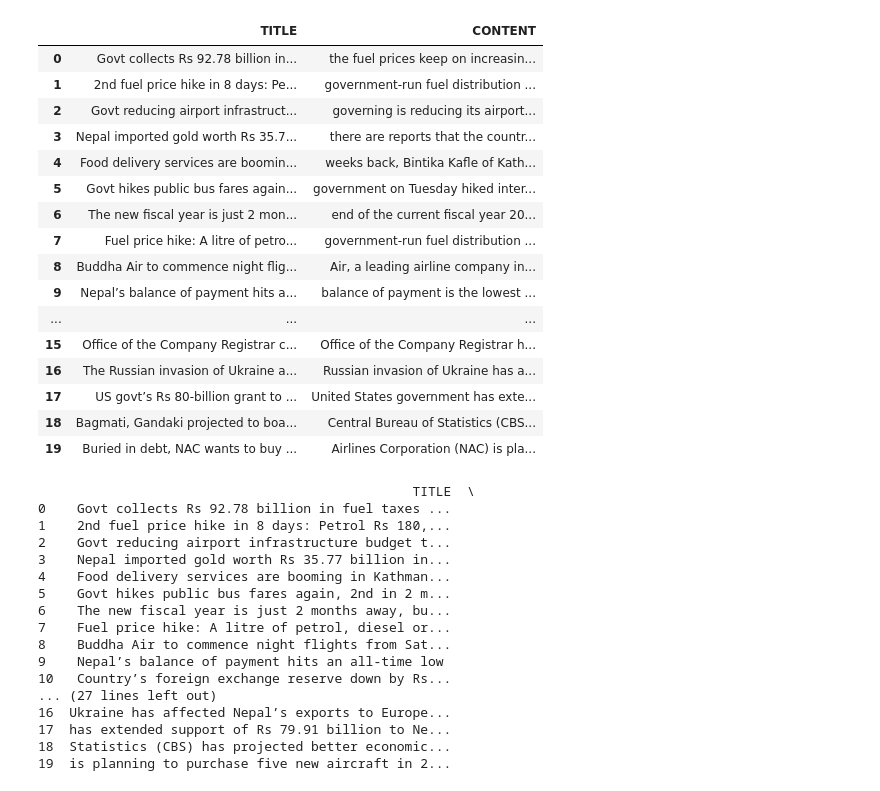
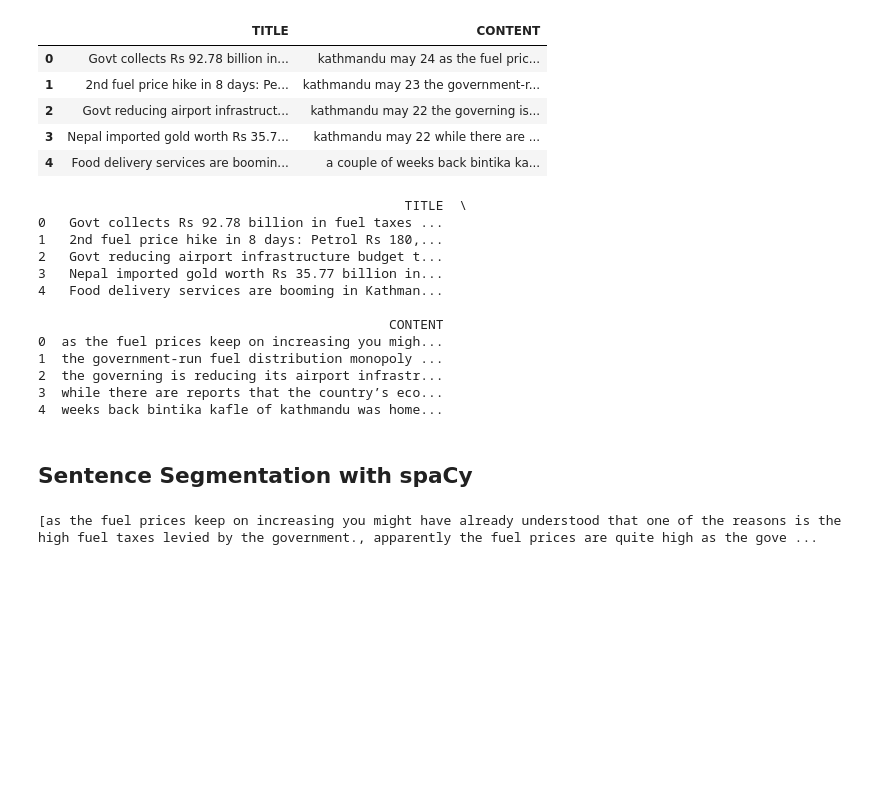
Before and after one commit to Supriya090/Knowledge-Graph-Task, a Jupyter notebook: KnowledgeGraphTask.ipynb, the cells around one changed output. Drawn from its saved outputs; the diff is of its cells as text; code cells hidden in the pictures; blank space fills up the shorter version.

```diff
--- a/KnowledgeGraphTask.ipynb
+++ b/KnowledgeGraphTask.ipynb
@@ -87,44 +70,35 @@ news_info.head()
 # %%
 #replacing the newline as blank space
 news_info = news_info.replace(r'\n',' ', regex=True)
-news_info
+#changing content column to lowercase
+news_info['CONTENT'] = news_info['CONTENT'].str.lower()
+#removing commas from content column
+news_info['CONTENT'] = news_info['CONTENT'].str.replace(',','')
+news_info.head()
 # %% [output]
 |  | TITLE | CONTENT |
-| 0 | Govt collects Rs 92.78 billion in... | the fuel prices keep on increasin... |
-| 1 | 2nd fuel price hike in 8 days: Pe... | government-run fuel distribution ... |
-| 2 | Govt reducing airport infrastruct... | governing is reducing its airport... |
-| 3 | Nepal imported gold worth Rs 35.7... | there are reports that the countr... |
-| 4 | Food delivery services are boomin... | weeks back, Bintika Kafle of Kath... |
-| 5 | Govt hikes public bus fares again... | government on Tuesday hiked inter... |
-| 6 | The new fiscal year is just 2 mon... | end of the current fiscal year 20... |
-| 7 | Fuel price hike: A litre of petro... | government-run fuel distribution ... |
-| 8 | Buddha Air to commence night flig... | Air, a leading airline company in... |
-| 9 | Nepal’s balance of payment hits a... | balance of payment is the lowest ... |
-| ... | ... | ... |
-| 15 | Office of the Company Registrar c... | Office of the Company Registrar h... |
-| 16 | The Russian invasion of Ukraine a... | Russian invasion of Ukraine has a... |
-| 17 | US govt’s Rs 80-billion grant to ... | United States government has exte... |
-| 18 | Bagmati, Gandaki projected to boa... | Central Bureau of Statistics (CBS... |
-| 19 | Buried in debt, NAC wants to buy ... | Airlines Corporation (NAC) is pla... |
+| 0 | Govt collects Rs 92.78 billion in... | kathmandu may 24 as the fuel pric... |
+| 1 | 2nd fuel price hike in 8 days: Pe... | kathmandu may 23 the government-r... |
+| 2 | Govt reducing airport infrastruct... | kathmandu may 22 the governing is... |
+| 3 | Nepal imported gold worth Rs 35.7... | kathmandu may 22 while there are ... |
+| 4 | Food delivery services are boomin... | a couple of weeks back bintika ka... |
 # %%
 #removing the date and place of report
 news_info["CONTENT"] = news_info["CONTENT"].str.split().str[3:].str.join(sep=" ")
-print(news_info)
+print(news_info.head())
 # %% [output]
-                                                TITLE  \
-0    Govt collects Rs 92.78 billion in fuel taxes ...
-1    2nd fuel price hike in 8 days: Petrol Rs 180,...
-2    Govt reducing airport infrastructure budget t...
-3    Nepal imported gold worth Rs 35.77 billion in...
-4    Food delivery services are booming in Kathman...
-5    Govt hikes public bus fares again, 2nd in 2 m...
-6    The new fiscal year is just 2 months away, bu...
-7    Fuel price hike: A litre of petrol, diesel or...
-8    Buddha Air to commence night flights from Sat...
-9    Nepal’s balance of payment hits an all-time low
-10   Country’s foreign exchange reserve down by Rs...
-... (27 lines left out)
-16  Ukraine has affected Nepal’s exports to Europe...
-17  has extended support of Rs 79.91 billion to Ne...
-18  Statistics (CBS) has projected better economic...
-19  is planning to purchase five new aircraft in 2...
+                                               TITLE  \
+0   Govt collects Rs 92.78 billion in fuel taxes ...
+1   2nd fuel price hike in 8 days: Petrol Rs 180,...
+2   Govt reducing airport infrastructure budget t...
+3   Nepal imported gold worth Rs 35.77 billion in...
+4   Food delivery services are booming in Kathman...
+
+                                             CONTENT
+0  as the fuel prices keep on increasing you migh...
+1  the government-run fuel distribution monopoly ...
+2  the governing is reducing its airport infrastr...
+3  while there are reports that the country’s eco...
+4  weeks back bintika kafle of kathmandu was home...
+# %% [markdown]
+## Sentence Segmentation with spaCy
@@ -130,0 +107,19 @@ print(news_info)
+# %%
+import spacy
+from spacy import displacy
+nlp = spacy.load('en_core_web_sm')
+
+from spacy.matcher import Matcher
+from spacy.tokens import Span
+
+import networkx as nx
+
+#Segmenting the news content into sentences and placing them in the same list
+news = news_info["CONTENT"]
+sentences = []
+for each_news in news:
+  indv_sentences = [i for i in nlp(each_news).sents]
+  sentences.extend(indv_sentences)
+print(sentences)
+# %% [output]
+[as the fuel prices keep on increasing you might have already understood that one of the reasons is the high fuel taxes levied by the government., apparently the fuel prices are quite high as the gove ...
```
Also changed, not shown: parts of 18 cells of this notebook.
